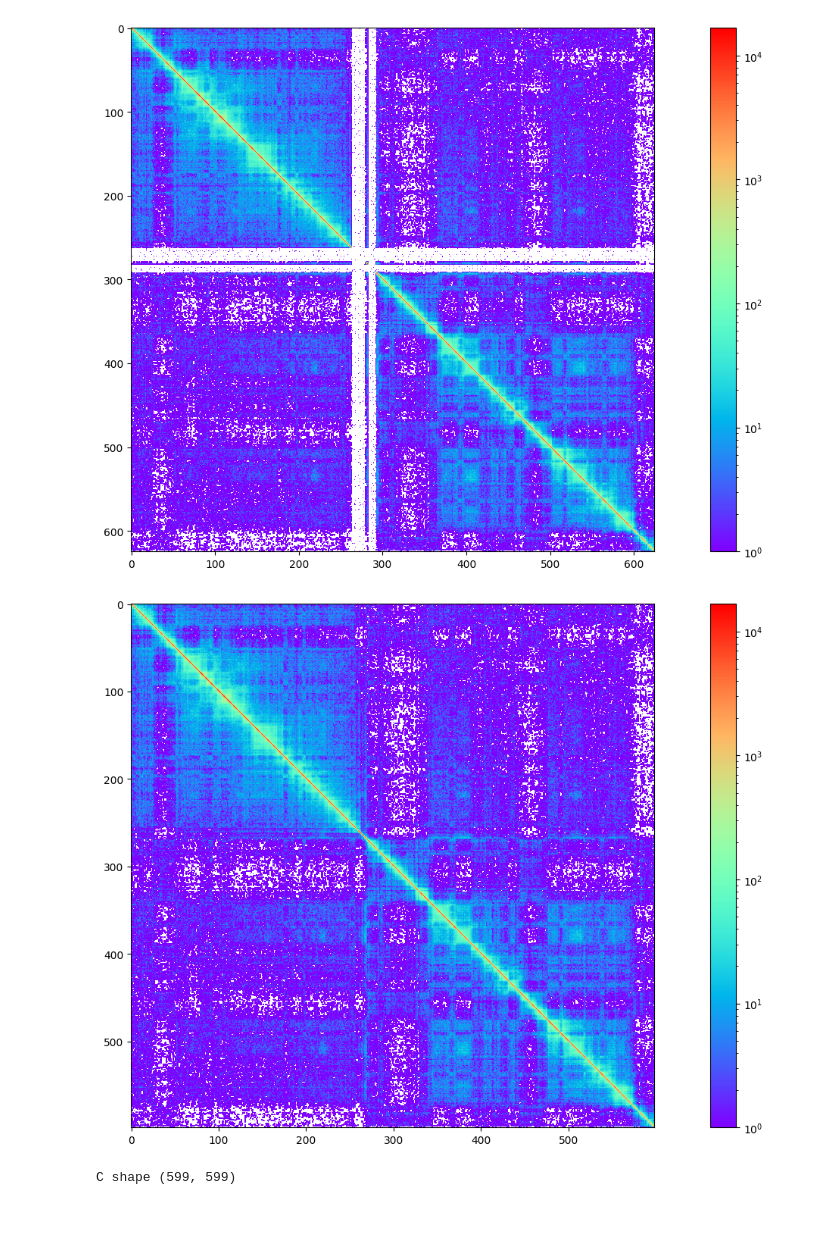
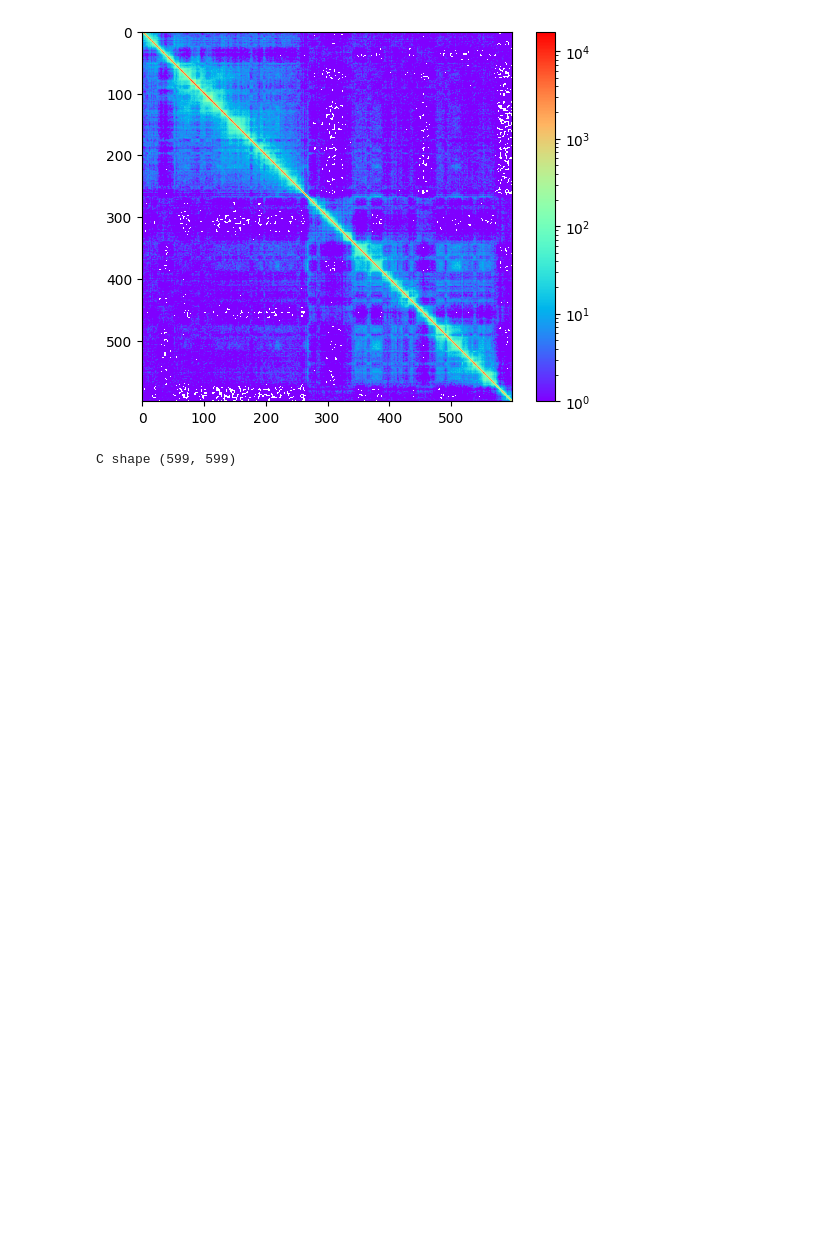
Before and after one commit to Nik212/chromatin-reconstruction, a Jupyter notebook: src/clustering.ipynb, the cells around one changed output. Drawn from its saved outputs; the diff is of its cells as text; code cells hidden in the pictures; blank space fills up the shorter version.

```diff
--- a/src/clustering.ipynb
+++ b/src/clustering.ipynb
@@ -11,26 +11,24 @@ plt.rcParams["figure.autolayout"] = True
 # %%
 path = '..//data//IMR90_100kb_chr20.csv'
 C = np.array(pd.read_csv(f'{path}', header=None))
 
-im = plt.imshow(C, cmap=cm.rainbow, norm=colors.LogNorm())
-plt.colorbar(im)
-plt.show()
+def plot_C(C):
+    im = plt.imshow(C, cmap=cm.rainbow, norm=colors.LogNorm())
+    plt.colorbar(im)
+    plt.show()
 
 mask = (C == 0).all(0)
 # Find the indices of these columns
 index = np.where(~mask)[0]
 C = C[~mask,:]
 C = C[:,~mask]
 
 
-im = plt.imshow(C, cmap=cm.rainbow, norm=colors.LogNorm())
-plt.colorbar(im)
-plt.show()
+plot_C(C)
 
 print('C shape', C.shape)
 # %% [output]
-[figure, old version]
+[figure, new version]
-[figure, removed]
 C shape (599, 599)
 # %%
 def extract_block_diag(A,M,k=0):
```
Also changed, not shown: parts of 7 cells of this notebook.
